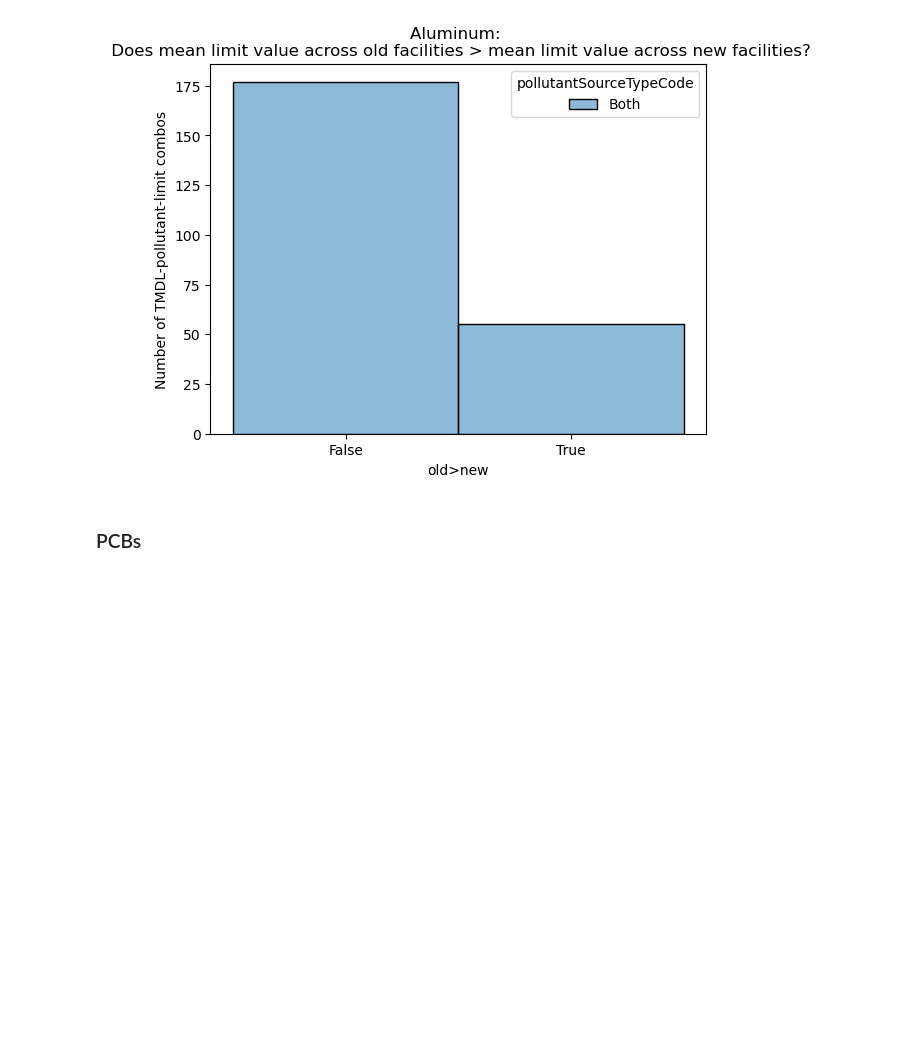
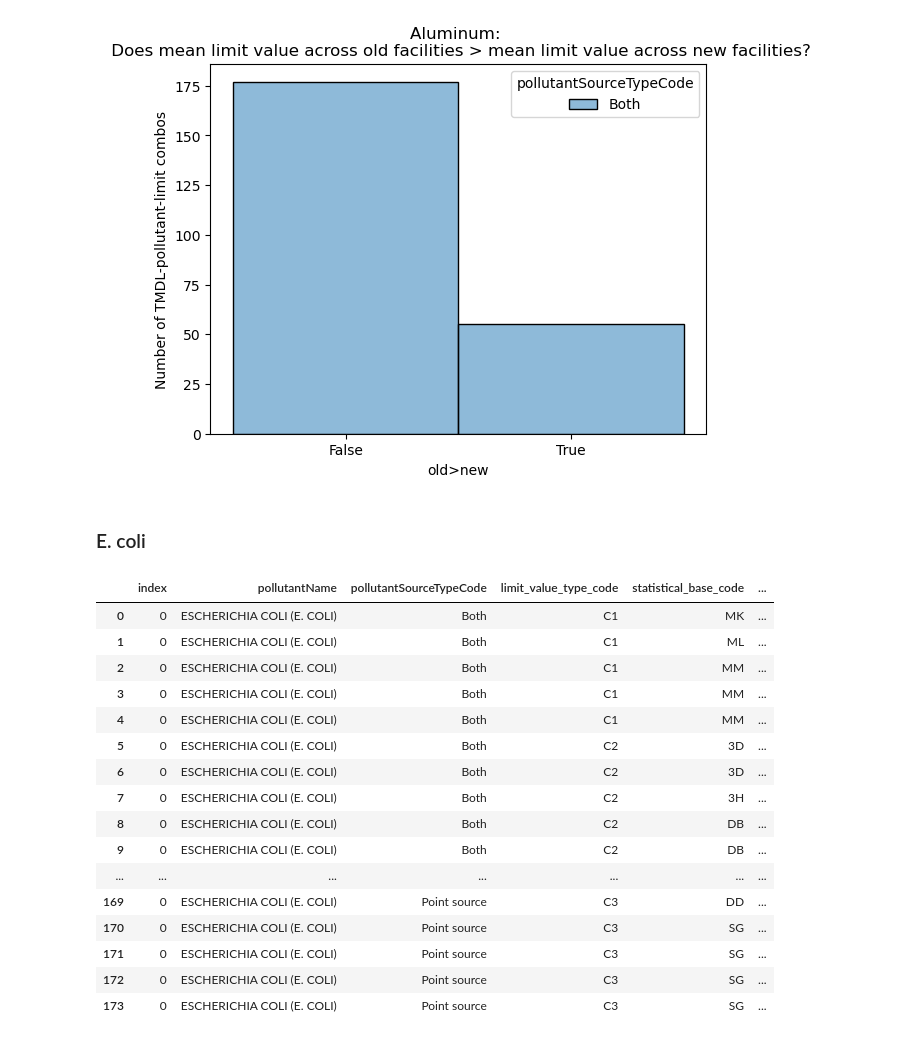
Before and after one commit to reglab/TMDLs_archived, a Jupyter notebook: exploring_grandfathering.ipynb, the cells around one changed output. Cells and saved outputs as stored; diff of their text form; code cells hidden in the pictures; blank space fills up the shorter version.

```diff
--- a/exploring_grandfathering.ipynb
+++ b/exploring_grandfathering.ipynb
@@ -217,12 +217,30 @@ plt.ylabel('Number of TMDL-pollutant-limit combos')
 sns.histplot(data=results[['old>new', 'pollutantSourceTypeCode']], x='old>new', hue='pollutantSourceTypeCode');
 # %% [output]
 [figure]
-# %% [markdown]
-### PCBs
+# %% [markdown]
+### E. coli
 # %%
 # Merge limits with TMDLs and run difference test
-PCB_limits_merged = merge_limits_tmdls(['POLYCHLORINATED BIPHENYLS (PCBS)'], 'PCB_dmrs.csv', permit_data, tmdls_merged)
-results = test_facility_limit_diffs(PCB_limits_merged)
+ecoli_limits_merged = merge_limits_tmdls(['ESCHERICHIA COLI (E. COLI)'], 'ecoli_dmrs.csv', permit_data, tmdls_merged)
+results = test_facility_limit_diffs(ecoli_limits_merged)
 results
+# %% [output]
+|  | index | pollutantName | pollutantSourceTypeCode | limit_value_type_code | statistical_base_code | ... |
+| 0 | 0 | ESCHERICHIA COLI (E. COLI) | Both | C1 | MK | ... |
+| 1 | 0 | ESCHERICHIA COLI (E. COLI) | Both | C1 | ML | ... |
+| 2 | 0 | ESCHERICHIA COLI (E. COLI) | Both | C1 | MM | ... |
+| 3 | 0 | ESCHERICHIA COLI (E. COLI) | Both | C1 | MM | ... |
+| 4 | 0 | ESCHERICHIA COLI (E. COLI) | Both | C1 | MM | ... |
+| 5 | 0 | ESCHERICHIA COLI (E. COLI) | Both | C2 | 3D | ... |
+| 6 | 0 | ESCHERICHIA COLI (E. COLI) | Both | C2 | 3D | ... |
+| 7 | 0 | ESCHERICHIA COLI (E. COLI) | Both | C2 | 3H | ... |
+| 8 | 0 | ESCHERICHIA COLI (E. COLI) | Both | C2 | DB | ... |
+| 9 | 0 | ESCHERICHIA COLI (E. COLI) | Both | C2 | DB | ... |
+| ... | ... | ... | ... | ... | ... | ... |
+| 169 | 0 | ESCHERICHIA COLI (E. COLI) | Point source | C3 | DD | ... |
+| 170 | 0 | ESCHERICHIA COLI (E. COLI) | Point source | C3 | SG | ... |
+| 171 | 0 | ESCHERICHIA COLI (E. COLI) | Point source | C3 | SG | ... |
+| 172 | 0 | ESCHERICHIA COLI (E. COLI) | Point source | C3 | SG | ... |
+| 173 | 0 | ESCHERICHIA COLI (E. COLI) | Point source | C3 | SG | ... |
 # %%
 plt.style.use('default')
```
Also changed, not shown: parts of 1 cell of this notebook.
